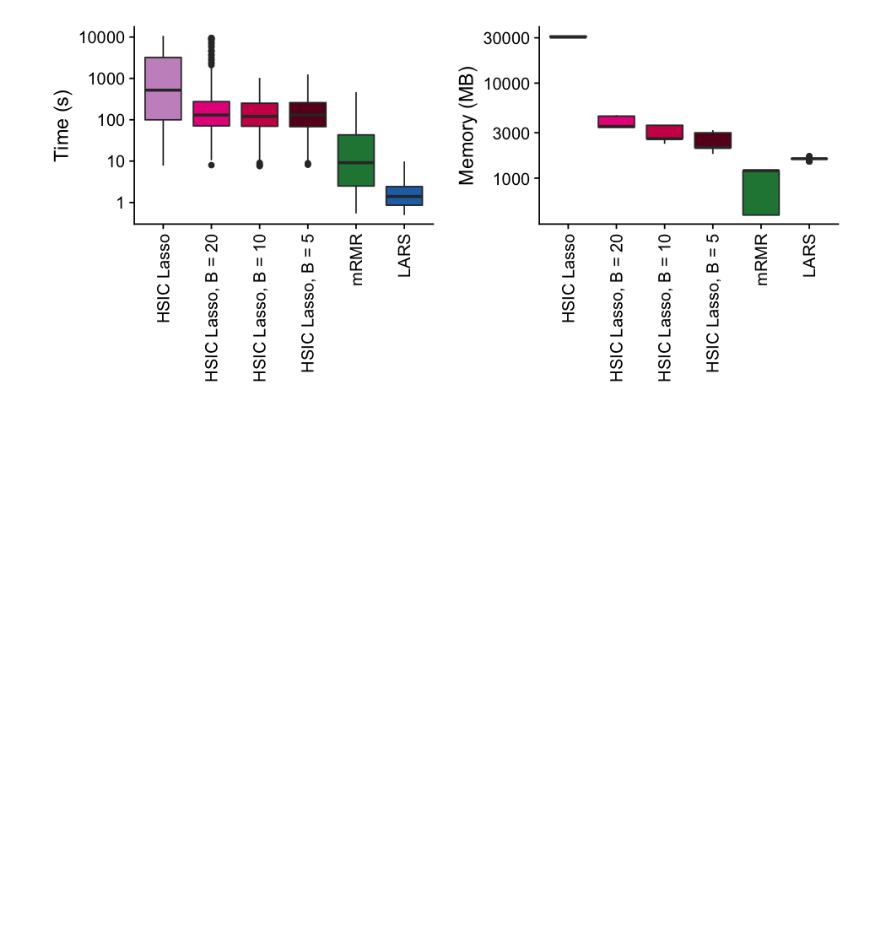
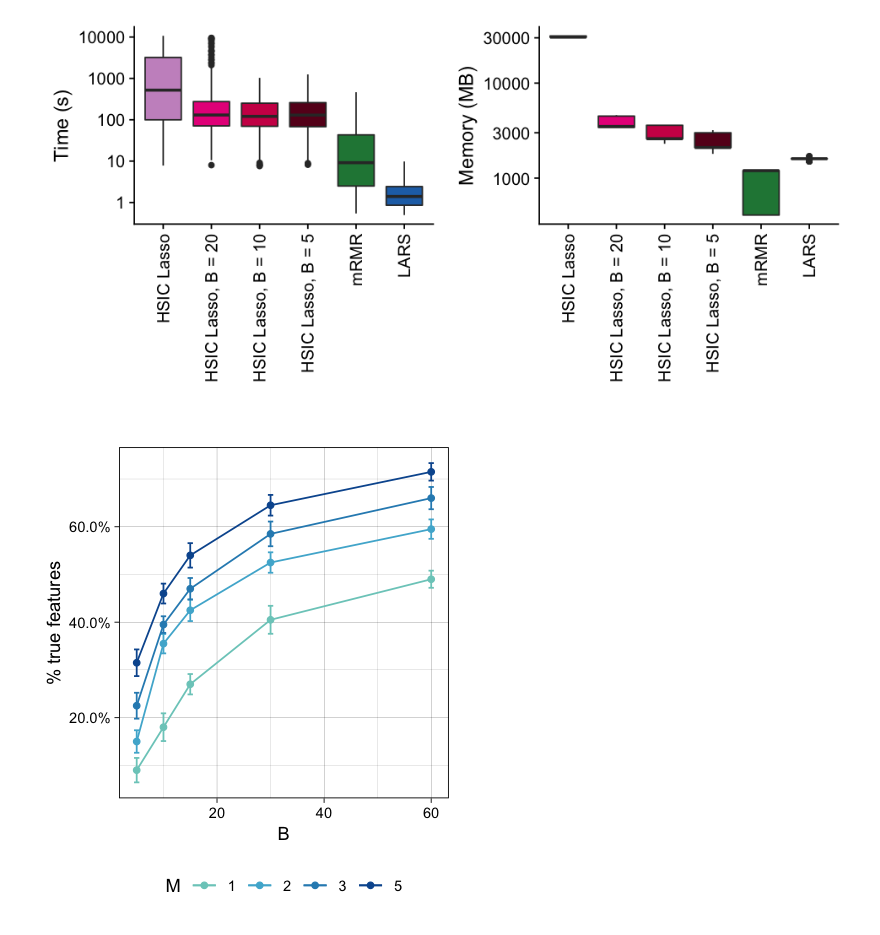
Before and after one commit to hclimente/nori, a Jupyter notebook: doc/computational_resources.ipynb, the cells around one changed output. Saved outputs shown, nothing was run; the diff lists cells and outputs as text; code cells hidden in the pictures; blank space fills up the shorter version.

```diff
--- a/doc/computational_resources.ipynb
+++ b/doc/computational_resources.ipynb
@@ -6,10 +6,11 @@ palette <- c('HSIC Lasso' = '#c994c7', 'HSIC Lasso, B = 50' = '#df65b0',
              'HSIC Lasso, B = 20' = '#e7298a', 'HSIC Lasso, B = 10' = '#ce1256',
              'HSIC Lasso, B = 5' = '#67001f',
              'LARS' = '#2171b5', 'mRMR' = '#238443')
-methods <- c('HSIC Lasso', 'HSIC Lasso, B = 50',
-             'HSIC Lasso, B = 40','HSIC Lasso, B = 30',
-             'HSIC Lasso, B = 20','HSIC Lasso, B = 10',
-             'HSIC Lasso, B = 5', 'mRMR', 'LARS')
+methods <- c('HSIC Lasso', 'HSIC Lasso, B = 60',
+             'HSIC Lasso, B = 30', 'HSIC Lasso, B = 20',
+             'HSIC Lasso, B = 15', 'HSIC Lasso, B = 10',
+             'HSIC Lasso, B = 5', 'mRMR', 'LARS', 'Raw')
+m_palette <- c('1' = '#7bccc4', '2' = '#4eb3d3', '3' = '#2b8cbe', '5' = '#08589e')
 
 parse_deltatime <- function(column) {
 
@@ -64,7 +65,8 @@ read_trace <- function(tracefile) {
                memory_mb = parse_memory(vmem),
                task = gsub(' .+', '', name) %>% gsub('run_', '', .) %>% toupper,
                causal = gsub('.+[^0-9] \\(', '', name) %>% gsub(',.+', '', .),
-               B = gsub('.+ B = ', '', name) %>% gsub(' .+', '', .)) %>%
+               B = gsub('.+ B = ', '', name) %>% gsub(',? .+', '', .),
+               M = gsub('.+ M = ', '', name) %>% gsub(' .+', '', .)) %>%
         filter(task %in% c('HSIC_LASSO', 'LARS', 'MRMR')) %>%
         mutate(task = ifelse(task == 'HSIC_LASSO', 'HSIC Lasso', task),
                task = ifelse(task == 'MRMR', 'mRMR', task),
@@ -117,3 +119,32 @@ plot_grid(runtime_plt, memory_plt)
 Warning message:
 “Removed 6 rows containing non-finite values (stat_boxplot).”
 [figure]
+# %%
+
+
+options(repr.plot.width=3.5, repr.plot.height=4)
+read_tsv('../results/stability/random_feature_selection.tsv',
+                     col_types = 'ciiiiid') %>%
+    mutate(model = gsub('HSIC_lasso', 'HSIC Lasso', model),
+           B = gsub('.+-B=', '', model),
+           B = gsub('-M.+', '', B),
+           M = gsub('.+-M=', '', model),
+           model = gsub('-B.+', '', model)) %>%
+    group_by(model, B, M, samples, features, causal) %>%
+    summarize(n = n(), ended = sum(!is.na(tpr)),
+              sem = sd(tpr) / sqrt(ended), tpr = mean(tpr),
+              selected = mean(selected)) %>%
+    ungroup %>%
+    filter(model == 'HSIC Lasso') %>%
+    mutate(B = as.integer(B)) %>%
+    ggplot(aes(x = B, y = tpr, color = M)) +
+        geom_errorbar(aes(ymin = tpr - sem, ymax = tpr + sem), width = 1) +
+        geom_point() +
+        geom_line() +
+        theme_linedraw() +
+        theme(legend.position = 'bottom') +
+        labs(y = '% true features') +
+        scale_y_continuous(labels = scales::percent) +
+        scale_color_manual(values = m_palette)
+# %% [output]
+[figure, added]
```
Also changed, not shown: parts of 2 cells of this notebook, 8 other files.
